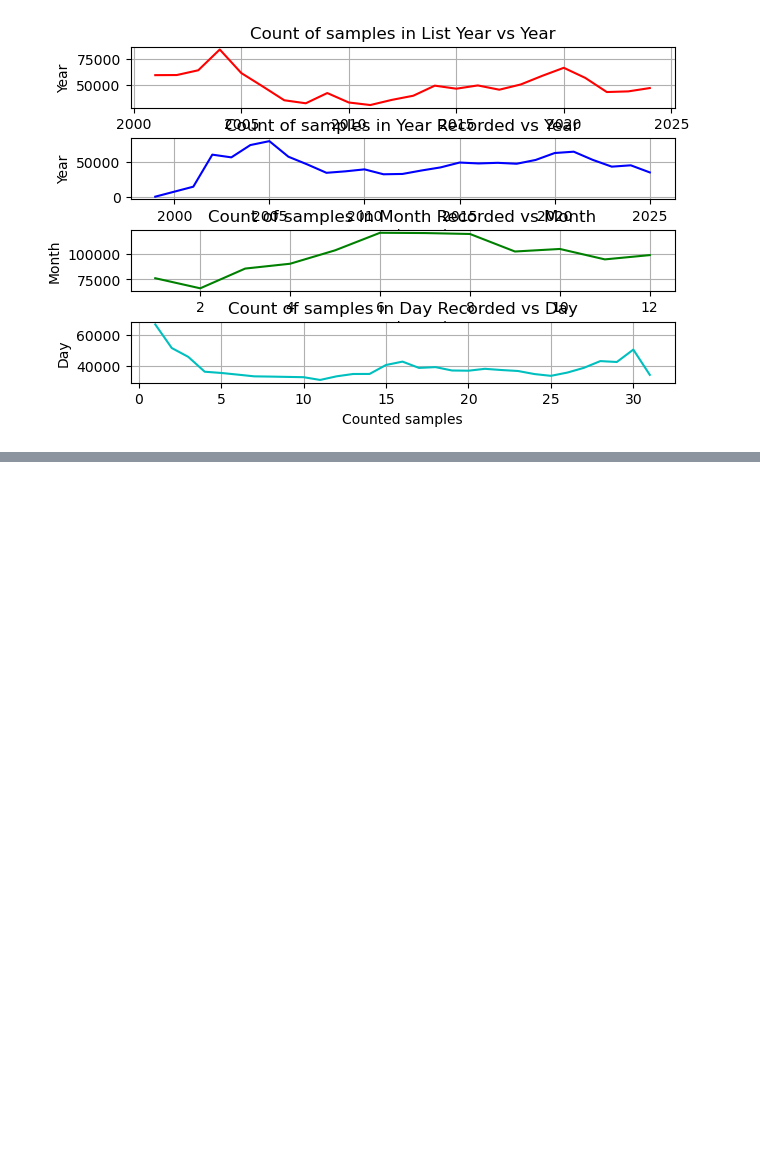
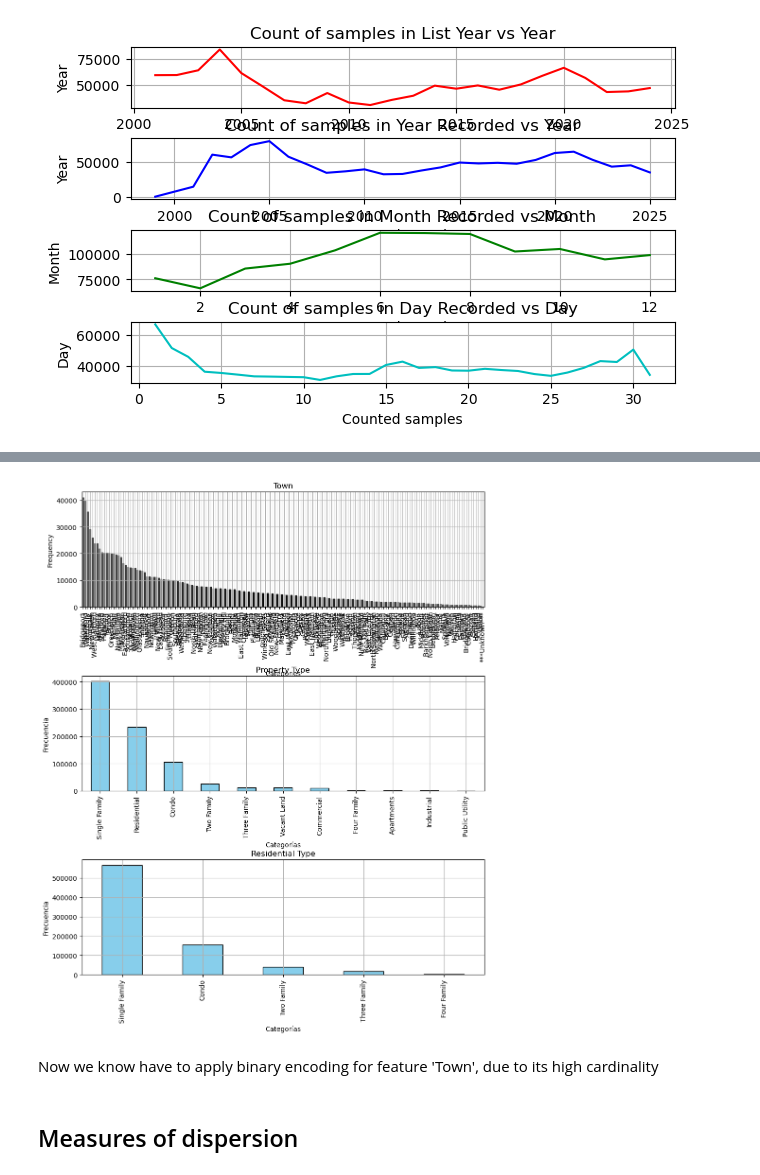
Before and after one commit to SSloan07/ValuingH0M3, a Jupyter notebook: ValuingH0M3.ipynb, the cells around one changed output, grey strips where cells are left out. Cells and saved outputs as stored; diff of their text form; code cells hidden in the pictures; blank space fills up the shorter version.

```diff
--- a/ValuingH0M3.ipynb
+++ b/ValuingH0M3.ipynb
@@ -452,0 +464,35 @@ Name: count, dtype: int64
+# %%
+plt.figure(1, figsize=(10, 12))
+
+
+plt.subplot(311)
+X['Town'].value_counts().plot.bar(edgecolor='black', color='skyblue')
+plt.title('Town')
+plt.xlabel('Categories')
+plt.ylabel('Frequency')
+plt.grid(True)
+
+plt.subplot(312)
+X['Property Type'].value_counts().plot.bar(edgecolor='black', color='skyblue')
+plt.title('Property Type')
+plt.xlabel('Categorías')
+plt.ylabel('Frecuencia')
+plt.grid(True)
+
+plt.subplot(313)
+X['Residential Type'].value_counts().plot.bar(edgecolor='black', color='skyblue')
+plt.title('Residential Type')
+plt.xlabel('Categorías')
+plt.ylabel('Frecuencia')
+plt.grid(True)
+
+plt.subplots_adjust(top=0.95, bottom=0.1, left=0.10, right=0.95, hspace=0.6, wspace=1)
+
+
+plt.show()
+# %% [output]
+[figure, added]
+# %% [markdown]
+Now we know have to apply binary encoding for feature 'Town', due to its high cardinality
+# %% [markdown]
+## Measures of dispersion
```
Also changed, not shown: parts of 30 cells of this notebook.
